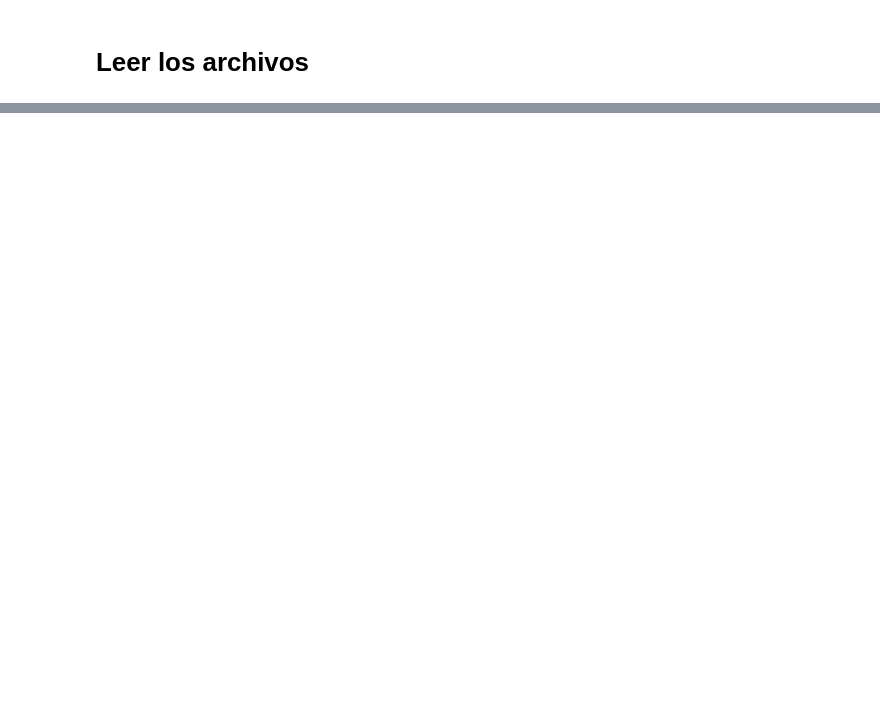
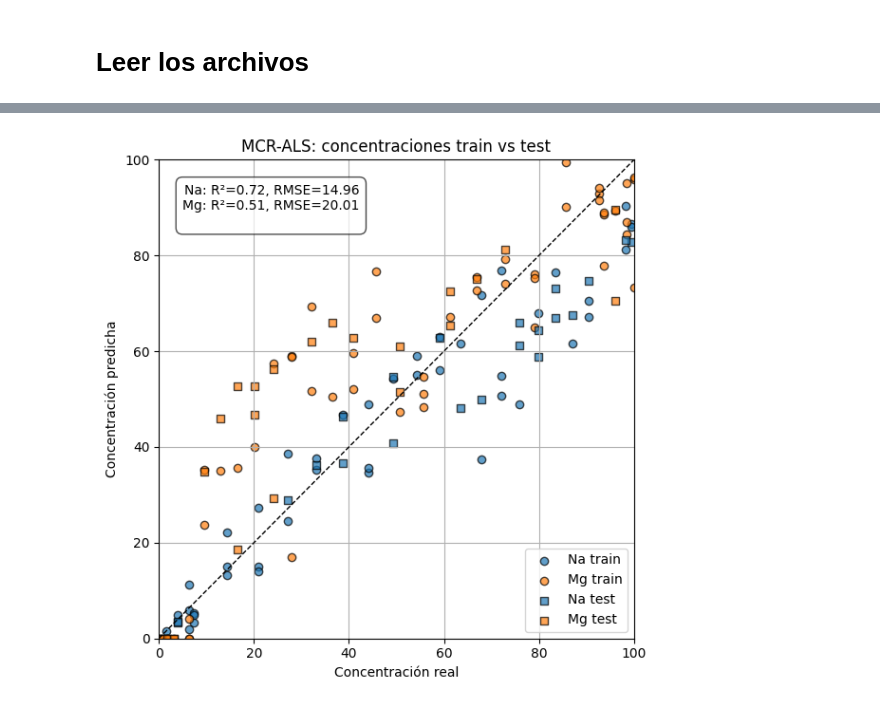
Before and after one commit to elsamoreno/LIBS_QUANTIFICATION_INTA, a Jupyter notebook: Machine Learning/MCR-ALS.ipynb, the cells around one changed output, grey strips where cells are left out. Cells and saved outputs as stored; diff of their text form; code cells hidden in the pictures; blank space fills up the shorter version.

Commit message:
Models PLS GPR

```diff
--- a/Machine Learning/MCR-ALS.ipynb
+++ b/Machine Learning/MCR-ALS.ipynb
@@ -35,7 +33,7 @@ from sklearn.metrics import r2_score, mean_squared_error
 # intensity_matrix: array shape (N_wvls, n_samples)
 # conc: array shape (n_samples, 2)  columns = [Na, Mg]
 
-D                = all_Spectra  # (N_wvls, n_samples)
+D                = all_Spectra.T  # (n_samples, N_wvls)
 conc             = concentraciones    # (n_samples,2)
 # %%
 # ————————————— Separar en train/test —————————————
@@ -77,0 +74,15 @@ ValueError: Incompatible dimensions. The first dimension of A is 52, while the s
+# %%
+# ————————————— Evaluar errores —————————————
+def compute_metrics(C_true, C_pred):
+    metrics = {}
+    for j, elem in enumerate(['Na','Mg']):
+        y_true = C_true[:, j]
+        y_pred = C_pred[:, j]
+        metrics[f"{elem}_R2"]   = r2_score(y_true, y_pred)
+        metrics[f"{elem}_RMSE"] = np.sqrt(mean_squared_error(y_true, y_pred))
+    return metrics
+
+metrics_A = compute_metrics(C_test, C_test_A)
+
+print("=== Modelo A (C_init) sobre TEST ===")
+print(metrics_A)
@@ -77,0 +92,64 @@ ValueError: Incompatible dimensions. The first dimension of A is 52, while the s
+# %%
+# Datos de Modelo A
+# C_train_A: shape (n_train,2), C_test_A: shape (n_test,2)
+# C_train, C_test: concentraciones reales
+
+fig, ax = plt.subplots(figsize=(6,6))
+
+elements = ['Na','Mg']
+markers = {'train':'o', 'test':'s'}
+colors  = {'Na':'C0', 'Mg':'C1'}
+# Prepara el texto a mostrar
+text_str = ""
+for elem in elements:
+    r2   = metrics_A[f"{elem}_R2"]
+    rmse = metrics_A[f"{elem}_RMSE"]
+    text_str += f"{elem}: R²={r2:.2f}, RMSE={rmse:.2f}\n"
+
+ax.text(
+    0.05, 0.95, text_str,
+    transform=ax.transAxes,
+    va='top', ha='left',ma = 'right',
+    bbox=dict(boxstyle="round,pad=0.5", facecolor="white", alpha=0.7)
+)
+# puntos de entrenamiento
+for j, elem in enumerate(elements):
+    ax.scatter(
+        C_train[:, j],           # real
+        C_train_A[:, j],         # predicho
+        marker=markers['train'],
+        color=colors[elem],
+        edgecolor='k',
+        label=f"{elem} train",
+        alpha=0.7
+    )
+
+# puntos de test
+for j, elem in enumerate(elements):
+    ax.scatter(
+        C_test[:, j],
+        C_test_A[:, j],
+        marker=markers['test'],
+        color=colors[elem],
+        edgecolor='k',
+        label=f"{elem} test",
+        alpha=0.7
+    )
+
+# línea de identidad
+mn = 0
+mx = 100
+ax.plot([mn, mx], [mn, mx], 'k--', lw=1)
+
+ax.set_xlabel("Concentración real")
+ax.set_xlim(0,100)
+ax.set_ylim(0,100)
+ax.set_ylabel("Concentración predicha")
+ax.set_title("MCR-ALS: concentraciones train vs test")
+ax.legend(loc='lower right')
+ax.grid(True)
+
+plt.tight_layout()
+plt.show()
+# %% [output]
+[figure, added]
```
Also changed, not shown: parts of 14 cells of this notebook, 4 other files.
